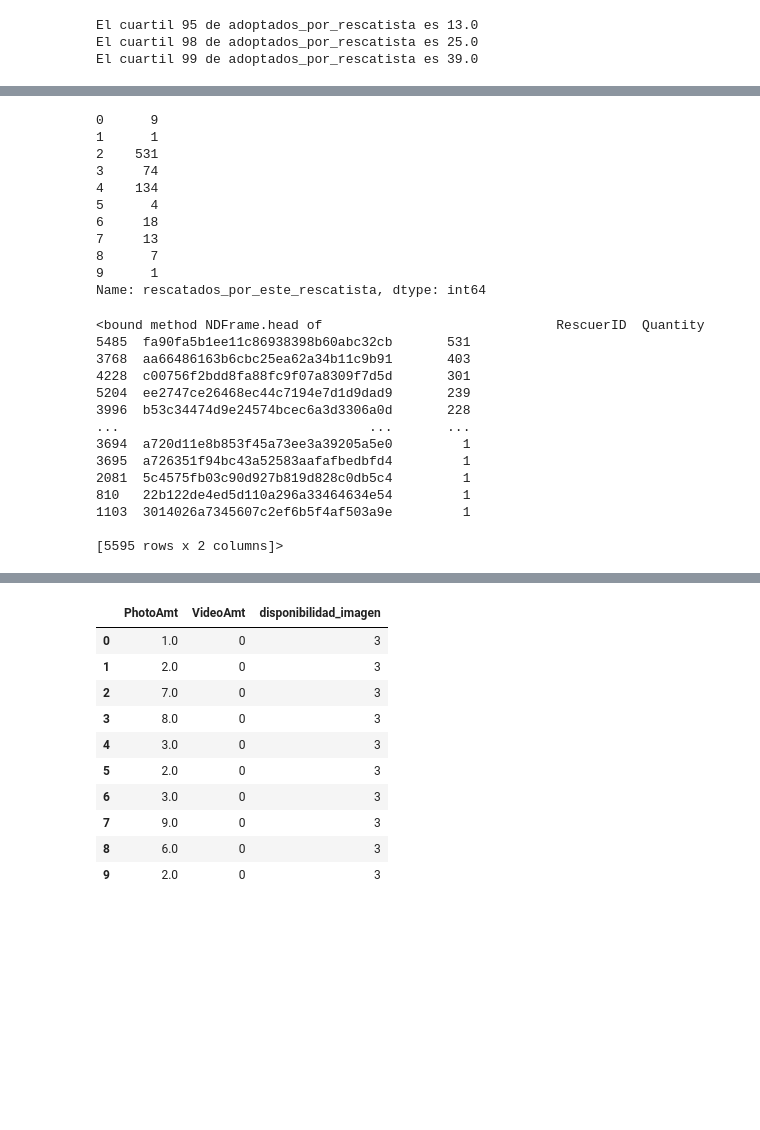
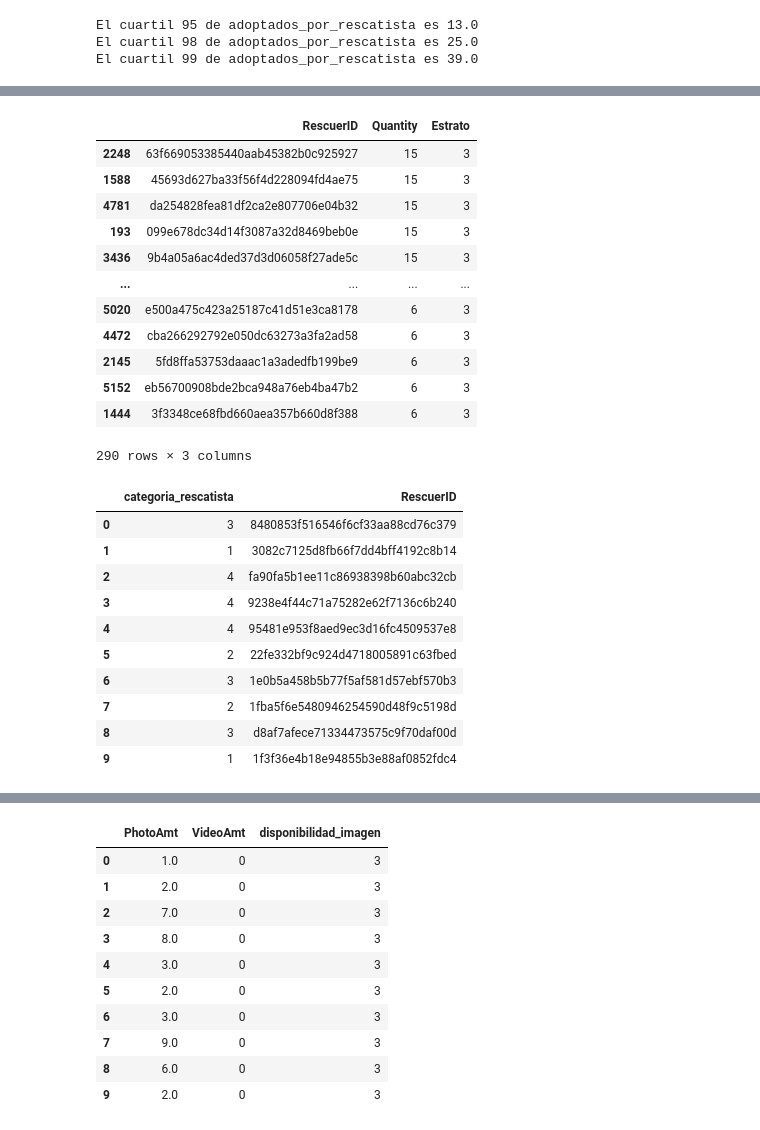
Before and after one commit to AdrianDVnqn/UA_MDM_Labo2_Grupo12, a Jupyter notebook: analisis_nulls.ipynb, the cells around one changed output, grey strips where cells are left out. Drawn from its saved outputs; the diff is of its cells as text; code cells hidden in the pictures; blank space fills up the shorter version.

```diff
--- a/analisis_nulls.ipynb
+++ b/analisis_nulls.ipynb
@@ -373,33 +417,32 @@ El cuartil 99 de adoptados_por_rescatista es 39.0
+# %%
+adopciones_por_rescatista[adopciones_por_rescatista['Estrato']== 3]
+# %% [output]
+|  | RescuerID | Quantity | Estrato |
+| 2248 | 63f669053385440aab45382b0c925927 | 15 | 3 |
+| 1588 | 45693d627ba33f56f4d228094fd4ae75 | 15 | 3 |
+| 4781 | da254828fea81df2ca2e807706e04b32 | 15 | 3 |
+| 193 | 099e678dc34d14f3087a32d8469beb0e | 15 | 3 |
+| 3436 | 9b4a05a6ac4ded37d3d06058f27ade5c | 15 | 3 |
+| ... | ... | ... | ... |
+| 5020 | e500a475c423a25187c41d51e3ca8178 | 6 | 3 |
+| 4472 | cba266292792e050dc63273a3fa2ad58 | 6 | 3 |
+| 2145 | 5fd8ffa53753daaac1a3adedfb199be9 | 6 | 3 |
+| 5152 | eb56700908bde2bca948a76eb4ba47b2 | 6 | 3 |
+| 1444 | 3f3348ce68fbd660aea357b660d8f388 | 6 | 3 |
+290 rows × 3 columns
 # %%
 #mapeo de cantidad de rescatados por RescuerID
-dataset['rescatados_por_este_rescatista'] = dataset['RescuerID'].map(adoptados_por_rescatista.set_index('RescuerID')['Quantity'])
-dataset['rescatados_por_este_rescatista'].head(10)
+dataset['categoria_rescatista'] = dataset['RescuerID'].map(adopciones_por_rescatista.set_index('RescuerID')['Estrato'])
+dataset[['categoria_rescatista', 'RescuerID']].head(10)
 # %% [output]
-0      9
-1      1
-2    531
-3     74
-4    134
-5      4
-6     18
-7     13
-8      7
-9      1
-Name: rescatados_por_este_rescatista, dtype: int64
+|  | categoria_rescatista | RescuerID |
+| 0 | 3 | 8480853f516546f6cf33aa88cd76c379 |
+| 1 | 1 | 3082c7125d8fb66f7dd4bff4192c8b14 |
+| 2 | 4 | fa90fa5b1ee11c86938398b60abc32cb |
+| 3 | 4 | 9238e4f44c71a75282e62f7136c6b240 |
+| 4 | 4 | 95481e953f8aed9ec3d16fc4509537e8 |
+| 5 | 2 | 22fe332bf9c924d4718005891c63fbed |
+| 6 | 3 | 1e0b5a458b5b77f5af581d57ebf570b3 |
+| 7 | 2 | 1fba5f6e5480946254590d48f9c5198d |
+| 8 | 3 | d8af7afece71334473575c9f70daf00d |
+| 9 | 1 | 1f3f36e4b18e94855b3e88af0852fdc4 |
-# %%
-adoptados_por_rescatista.head
-# %% [output]
-<bound method NDFrame.head of                              RescuerID  Quantity
-5485  fa90fa5b1ee11c86938398b60abc32cb       531
-3768  aa66486163b6cbc25ea62a34b11c9b91       403
-4228  c00756f2bdd8fa88fc9f07a8309f7d5d       301
-5204  ee2747ce26468ec44c7194e7d1d9dad9       239
-3996  b53c34474d9e24574bcec6a3d3306a0d       228
-...                                ...       ...
-3694  a720d11e8b853f45a73ee3a39205a5e0         1
-3695  a726351f94bc43a52583aafafbedbfd4         1
-2081  5c4575fb03c90d927b819d828c0db5c4         1
-810   22b122de4ed5d110a296a33464634e54         1
-1103  3014026a7345607c2ef6b5f4af503a9e         1
-
-[5595 rows x 2 columns]>
```
Also changed, not shown: parts of 11 cells of this notebook.
